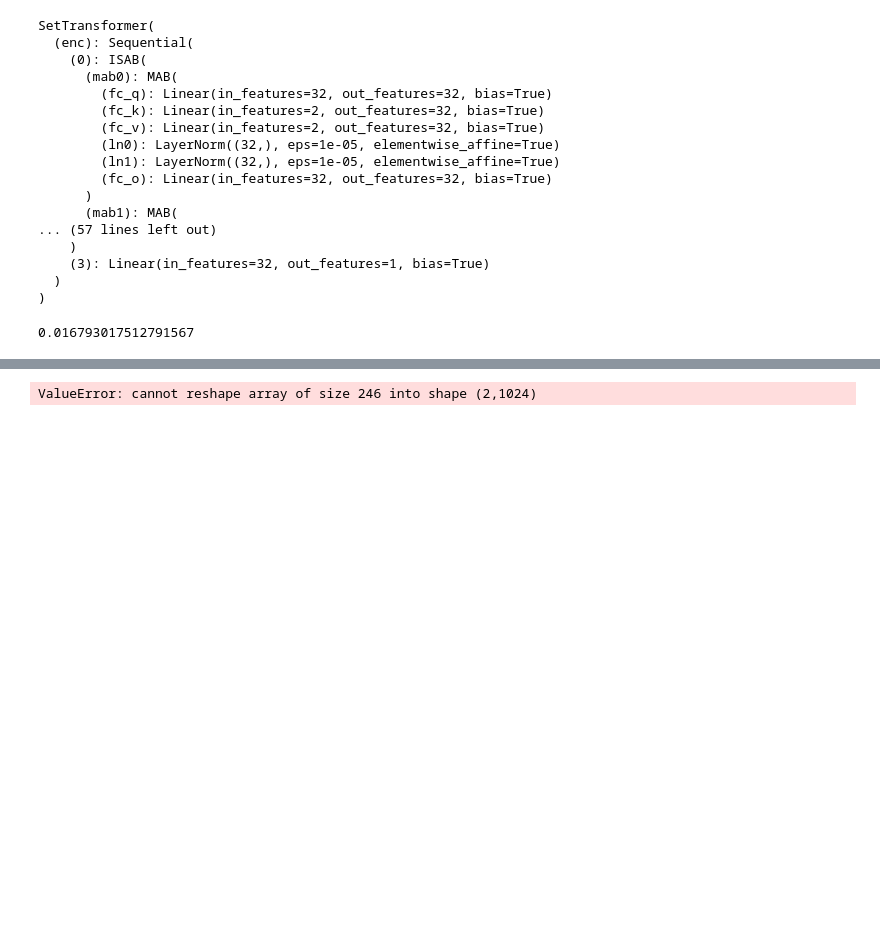
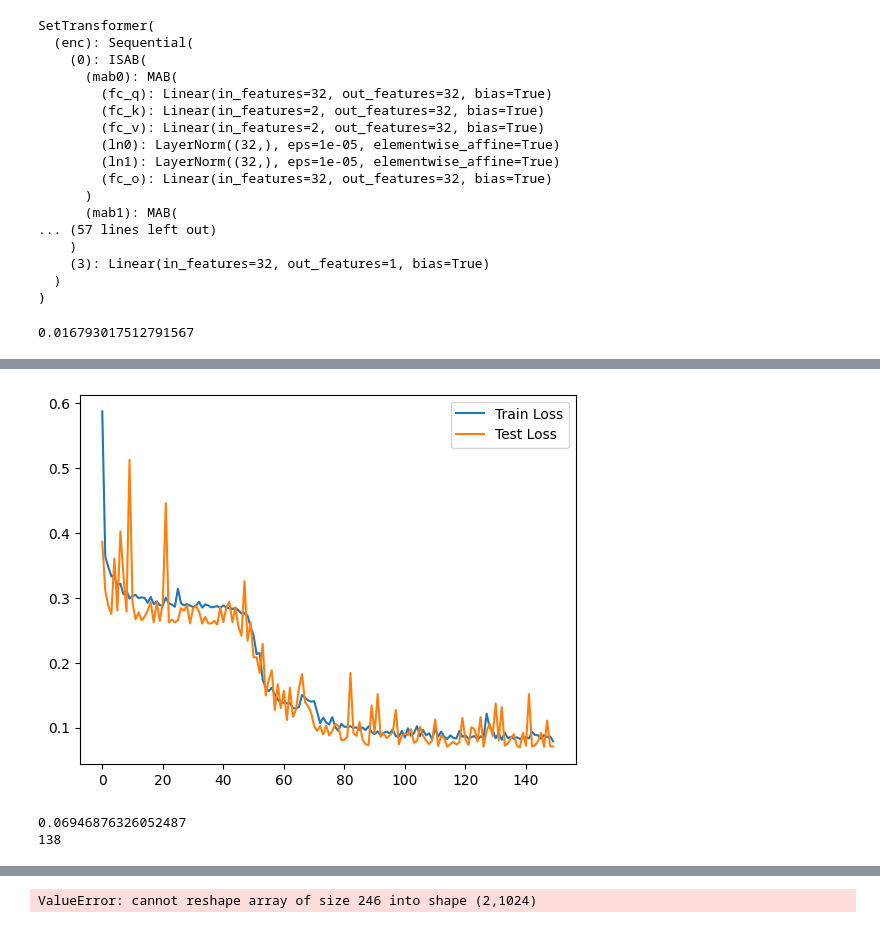
Before and after one commit to david5010/antenna_arrays, a Jupyter notebook: tests.ipynb, the cells around one changed output, grey strips where cells are left out. Saved outputs shown, nothing was run; the diff lists cells and outputs as text; code cells hidden in the pictures; blank space fills up the shorter version.

```diff
--- a/tests.ipynb
+++ b/tests.ipynb
@@ -59,0 +94,12 @@ plt.show()
+# %%
+device = 'cuda' if torch.cuda.is_available() else 'cpu'
+model = SetTransformer(2, 1, 1, num_heads= 2, num_inds = 32, dim_hidden=82).to(device)
+train_loader = DataLoader(AntDataset2D('data/large/scaled_YZ_cost/YZ_Large_70_YZ_Cost_Scaled.npz'), batch_size=64, shuffle=True)
+test_loader = DataLoader(AntDataset2D('data/large/scaled_YZ_cost/YZ_Large_30_YZ_Cost_Scaled.npz'), batch_size=64, shuffle=True)
+criterion = nn.MSELoss()
+lr = 1e-3
+optimizer = optim.Adam(model.parameters(), lr = lr)
+num_epochs = 150
+train_loss_inds, test_loss_inds = train_and_evaluate(model, optimizer, criterion,
+                                           train_loader, test_loader,
+                                           num_epochs, device)
@@ -60,2 +126,13 @@ plt.show()
+# %%
+plt.plot(train_loss_inds, label = 'Train Loss')
+plt.plot(test_loss_inds, label = 'Test Loss')
+plt.legend()
+plt.show()
+print(np.min(test_loss_inds))
+print(np.argmin(test_loss_inds))
+# %% [output]
+[figure, added]
+0.06946876326052487
+138
 # %%
 device = 'cuda' if torch.cuda.is_available() else 'cpu'
```
Also changed, not shown: parts of 6 cells of this notebook, 7 other files.
